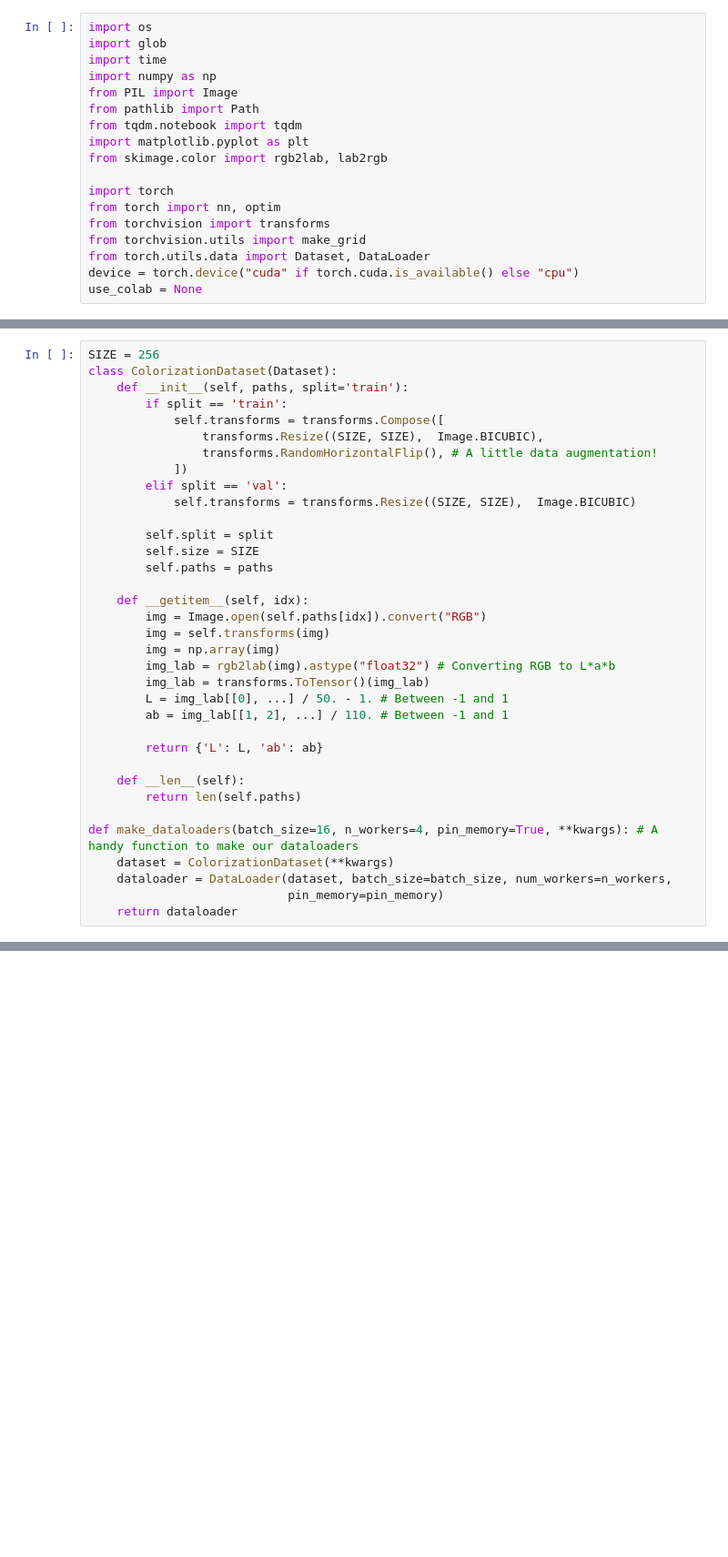
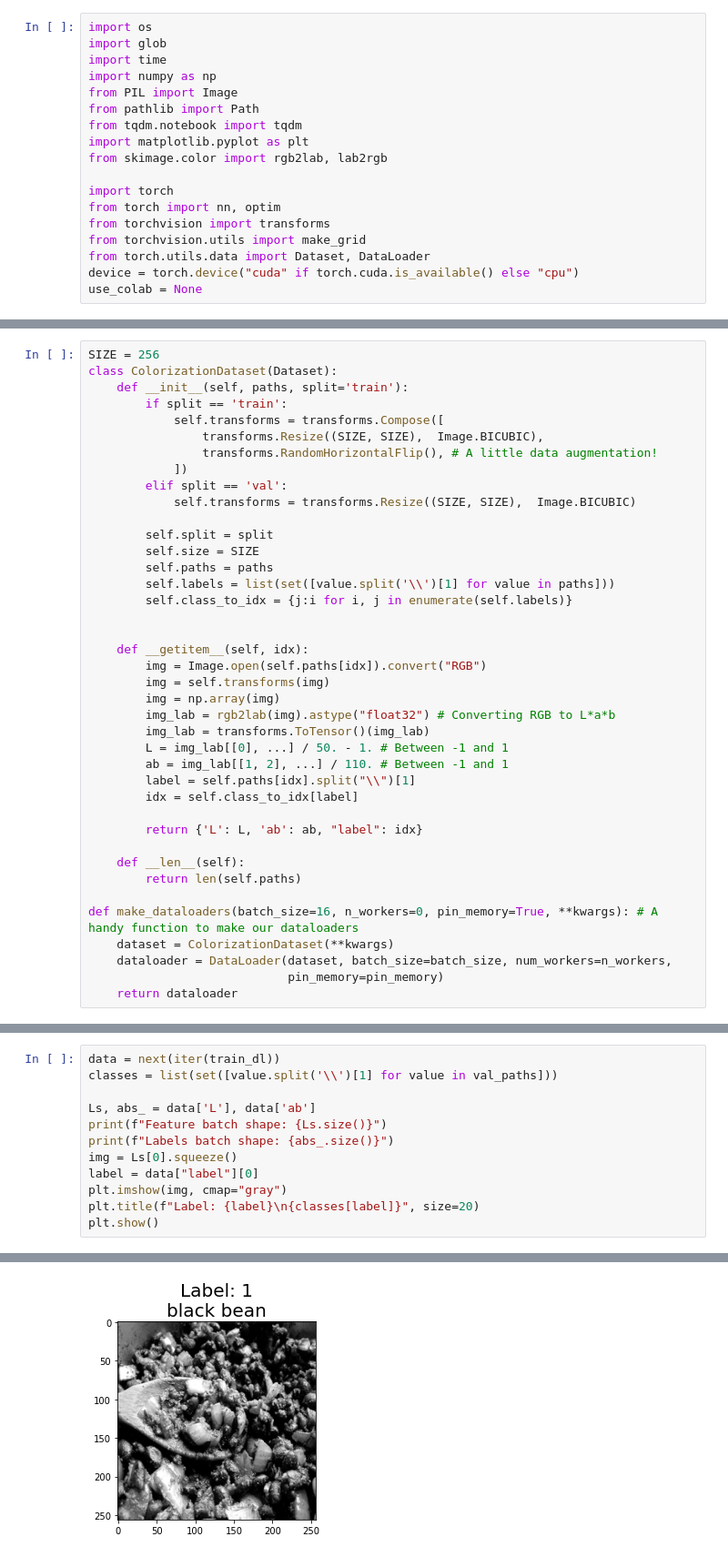
Before and after one commit to AbdulstarKousa/DeepLearners2021, a Jupyter notebook: dataloaders.ipynb, the cells around one changed output, grey strips where cells are left out. Shown at 91% size. Cells and saved outputs as stored; diff of their text form; blank space fills up the shorter version.

Commit message:
New dataloader

```diff
--- a/dataloaders.ipynb
+++ b/dataloaders.ipynb
@@ -54,6 +54,9 @@ class ColorizationDataset(Dataset):
         self.split = split
         self.size = SIZE
         self.paths = paths
+        self.labels = list(set([value.split('\\')[1] for value in paths]))
+        self.class_to_idx = {j:i for i, j in enumerate(self.labels)}
+
 
     def __getitem__(self, idx):
         img = Image.open(self.paths[idx]).convert("RGB")
@@ -63,13 +66,15 @@ class ColorizationDataset(Dataset):
         img_lab = transforms.ToTensor()(img_lab)
         L = img_lab[[0], ...] / 50. - 1. # Between -1 and 1
         ab = img_lab[[1, 2], ...] / 110. # Between -1 and 1
+        label = self.paths[idx].split("\\")[1]
+        idx = self.class_to_idx[label]
 
-        return {'L': L, 'ab': ab}
+        return {'L': L, 'ab': ab, "label": idx}
 
     def __len__(self):
         return len(self.paths)
 
-def make_dataloaders(batch_size=16, n_workers=4, pin_memory=True, **kwargs): # A handy function to make our dataloaders
+def make_dataloaders(batch_size=16, n_workers=0, pin_memory=True, **kwargs): # A handy function to make our dataloaders
     dataset = ColorizationDataset(**kwargs)
     dataloader = DataLoader(dataset, batch_size=batch_size, num_workers=n_workers,
                             pin_memory=pin_memory)
@@ -87,0 +93,13 @@ torch.Size([16, 1, 256, 256]) torch.Size([16, 2, 256, 256])
+# %%
+data = next(iter(train_dl))
+classes = list(set([value.split('\\')[1] for value in val_paths]))
+
+Ls, abs_ = data['L'], data['ab']
+print(f"Feature batch shape: {Ls.size()}")
+print(f"Labels batch shape: {abs_.size()}")
+img = Ls[0].squeeze()
+label = data["label"][0]
+plt.imshow(img, cmap="gray")
+plt.title(f"Label: {label}\n{classes[label]}", size=20)
+plt.show()
+# %% [output]
@@ -87,0 +108 @@ torch.Size([16, 1, 256, 256]) torch.Size([16, 2, 256, 256])
+[figure, added]
```
Also changed, not shown: parts of 4 cells of this notebook.
